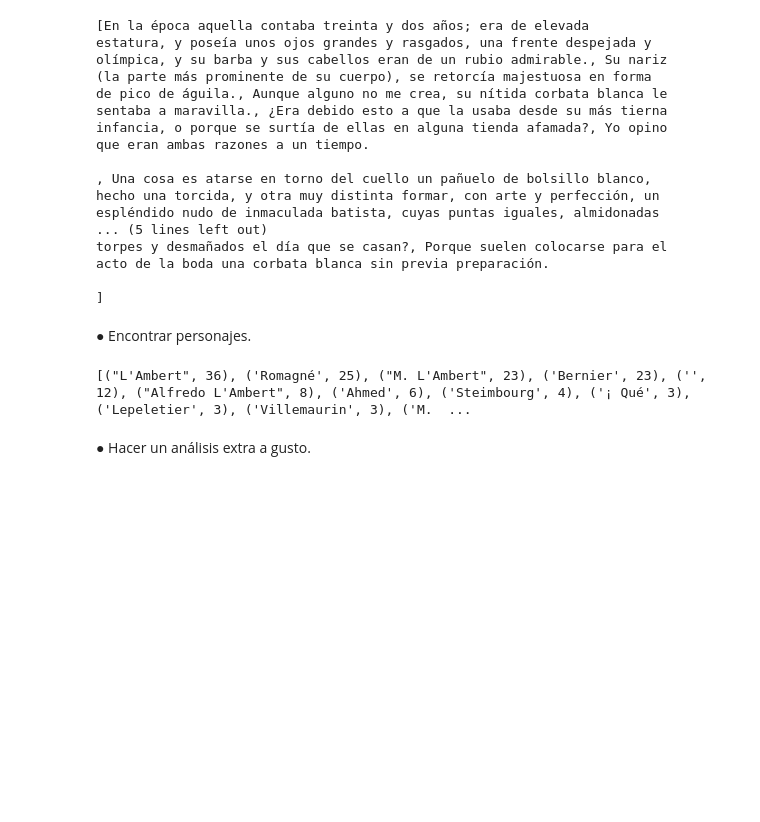
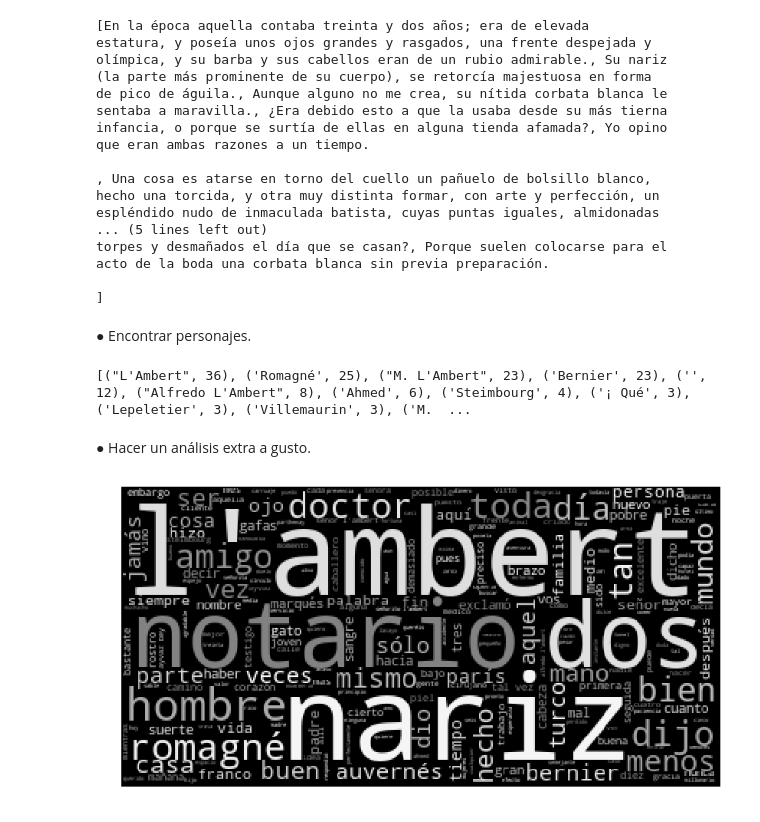
Before and after one commit to luisepifanio/diplo_data_science, a Jupyter notebook: analysis_and_healing/tareas_integradoras/Analizar_Texto.ipynb, the cells around one changed output. Drawn from its saved outputs; the diff is of its cells as text; code cells hidden in the pictures; blank space fills up the shorter version.

```diff
--- a/analysis_and_healing/tareas_integradoras/Analizar_Texto.ipynb
+++ b/analysis_and_healing/tareas_integradoras/Analizar_Texto.ipynb
@@ -98,3 +136,46 @@ print(encontrar_personajes(texto_procesado)[:20])
 [("L'Ambert", 36), ('Romagné', 25), ("M. L'Ambert", 23), ('Bernier', 23), ('', 12), ("Alfredo L'Ambert", 8), ('Ahmed', 6), ('Steimbourg', 4), ('¡ Qué', 3), ('Lepeletier', 3), ('Villemaurin', 3), ('M.  ...
 # %% [markdown]
 ● Hacer un análisis extra a gusto.
+# %%
+#This gets done jsut for fun, just an image to summarize
+
+import random
+#import helpers
+
+import matplotlib as mpl
+import matplotlib.pyplot as plt
+
+from nltk.corpus import stopwords
+#from scipy.misc import imread
+from imageio import imread
+from sklearn.feature_extraction.stop_words import ENGLISH_STOP_WORDS
+from wordcloud import WordCloud, STOPWORDS
+import re
+import io
+
+limit = 1000
+
+font = '/usr/share/fonts/truetype/ubuntu-font-family/Ubuntu-B.ttf'
+fontcolor='#fafafa'
+bgcolor = '#000000'
+
+def grey_color(word, font_size, position, orientation, random_state=None, **kwargs):
+    return 'hsl(0, 0%%, %d%%)' % random.randint(50, 100)
+
+wordcloud = WordCloud(
+    max_words= 1000,
+    stopwords=stop_words,
+    background_color=bgcolor
+).generate(textofiltrado)
+
+fig = plt.figure()
+fig.set_figwidth(14)
+fig.set_figheight(18)
+
+plt.imshow(wordcloud.recolor(color_func=grey_color, random_state=3))
+plt.title('', color=fontcolor, size=30, y=1.01)
+#plt.annotate('', xy=(0, -.025), xycoords='axes fraction', fontsize=12, color=fontcolor)
+plt.axis('off')
+plt.show()
+# %% [output]
+[figure, added]
```
Also changed, not shown: parts of 3 cells of this notebook.
